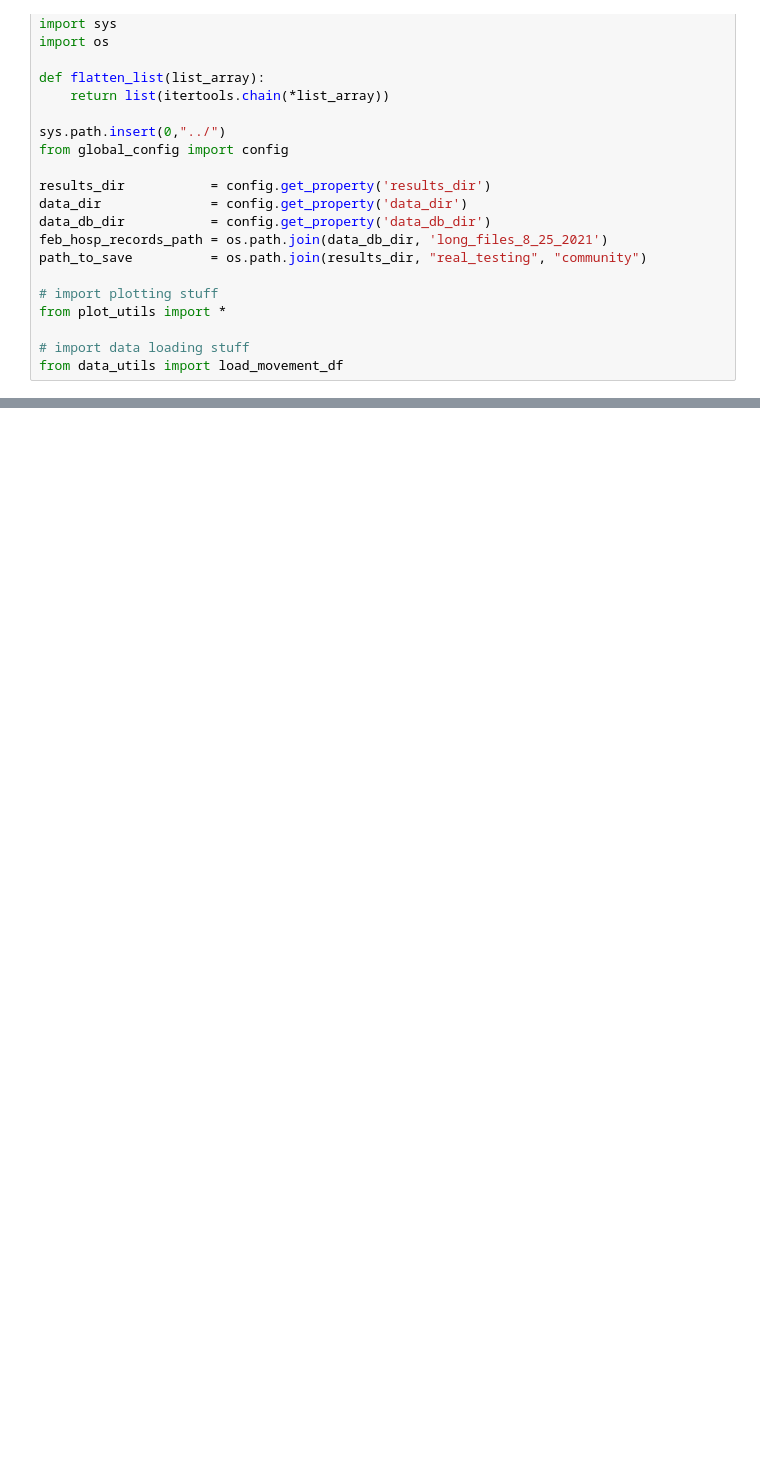
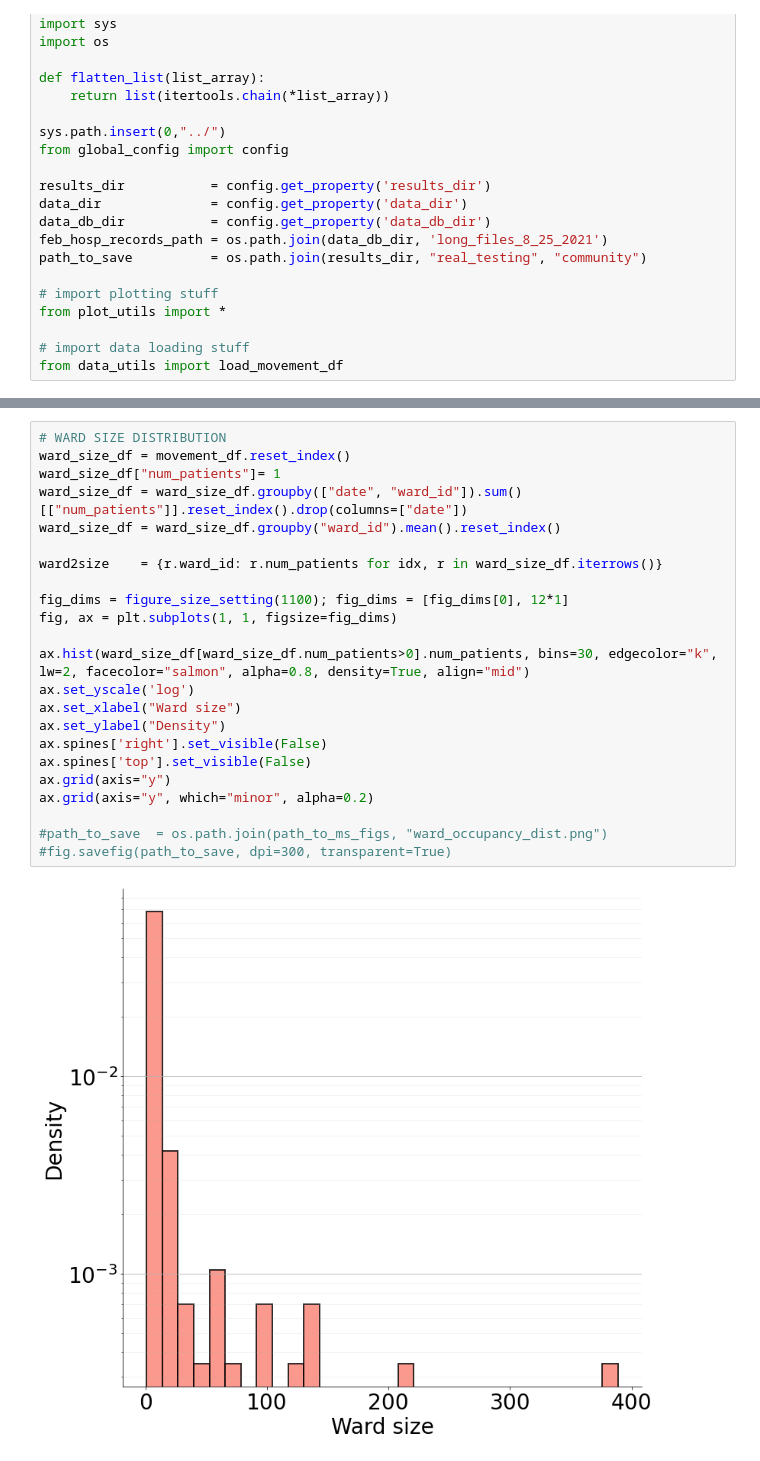
Before and after one commit to ChaosDonkey06/AMR_ABM, a Jupyter notebook: code/Figure2.ipynb, the cells around one changed output, grey strips where cells are left out. Saved outputs shown, nothing was run; the diff lists cells and outputs as text; blank space fills up the shorter version.

Commit message:
updating Figure 2 notebook: All done

```diff
--- a/code/Figure2.ipynb
+++ b/code/Figure2.ipynb
@@ -47,0 +55,25 @@ movement_df
+# %%
+# WARD SIZE DISTRIBUTION
+ward_size_df = movement_df.reset_index()
+ward_size_df["num_patients"]= 1
+ward_size_df = ward_size_df.groupby(["date", "ward_id"]).sum()[["num_patients"]].reset_index().drop(columns=["date"])
+ward_size_df = ward_size_df.groupby("ward_id").mean().reset_index()
+
+ward2size    = {r.ward_id: r.num_patients for idx, r in ward_size_df.iterrows()}
+
+fig_dims = figure_size_setting(1100); fig_dims = [fig_dims[0], 12*1]
+fig, ax = plt.subplots(1, 1, figsize=fig_dims)
+
+ax.hist(ward_size_df[ward_size_df.num_patients>0].num_patients, bins=30, edgecolor="k", lw=2, facecolor="salmon", alpha=0.8, density=True, align="mid")
+ax.set_yscale('log')
+ax.set_xlabel("Ward size")
+ax.set_ylabel("Density")
+ax.spines['right'].set_visible(False)
+ax.spines['top'].set_visible(False)
+ax.grid(axis="y")
+ax.grid(axis="y", which="minor", alpha=0.2)
+
+#path_to_save  = os.path.join(path_to_ms_figs, "ward_occupancy_dist.png")
+#fig.savefig(path_to_save, dpi=300, transparent=True)
+# %% [output]
+[figure, added]
```
Also changed, not shown: parts of 8 cells of this notebook, 1 other file.
